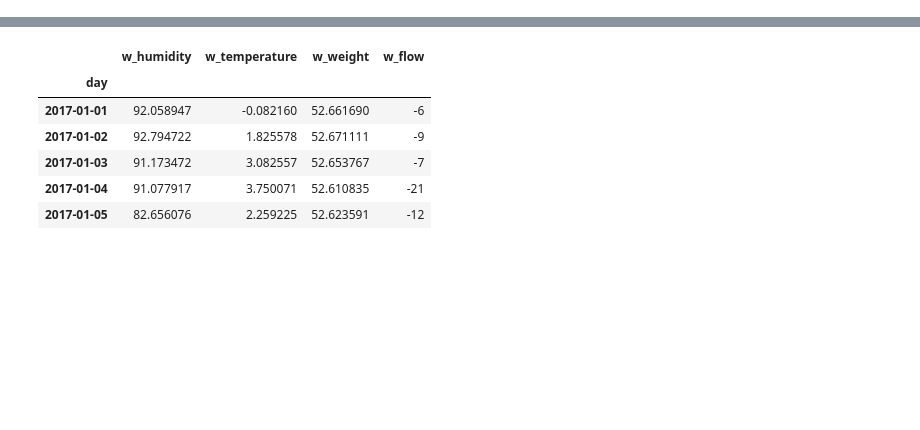
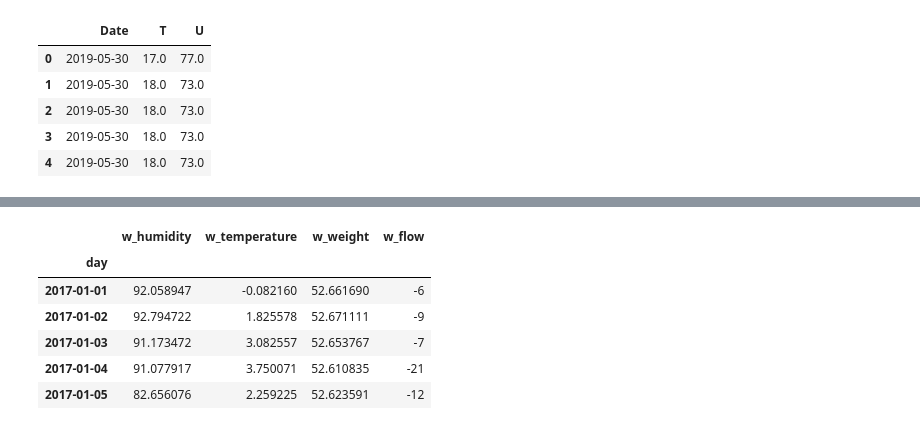
Before and after one commit to crescenzo77/Project_01, a Jupyter notebook: Demo/Bee_Hive_Demo.ipynb, the cells around one changed output, grey strips where cells are left out. Drawn from its saved outputs; the diff is of its cells as text; code cells hidden in the pictures; blank space fills up the shorter version.

```diff
--- a/Demo/Bee_Hive_Demo.ipynb
+++ b/Demo/Bee_Hive_Demo.ipynb
@@ -0,0 +67,15 @@
+# %%
+#arange headers
+
+Wurz_T_U_D = Wurz_T_U_df[['Date', 'T', 'U']]
+Wurz_T_U_D.head()
+
+schwa_T_U_D = schwa_T_U_df[['Date', 'T', 'U']]
+schwa_T_U_D.head()
+# %% [output]
+|  | Date | T | U |
+| 0 | 2019-05-30 | 17.0 | 77.0 |
+| 1 | 2019-05-30 | 18.0 | 73.0 |
+| 2 | 2019-05-30 | 18.0 | 73.0 |
+| 3 | 2019-05-30 | 18.0 | 73.0 |
+| 4 | 2019-05-30 | 18.0 | 73.0 |
```
Also changed, not shown: parts of 10 cells of this notebook, 8 other files.
